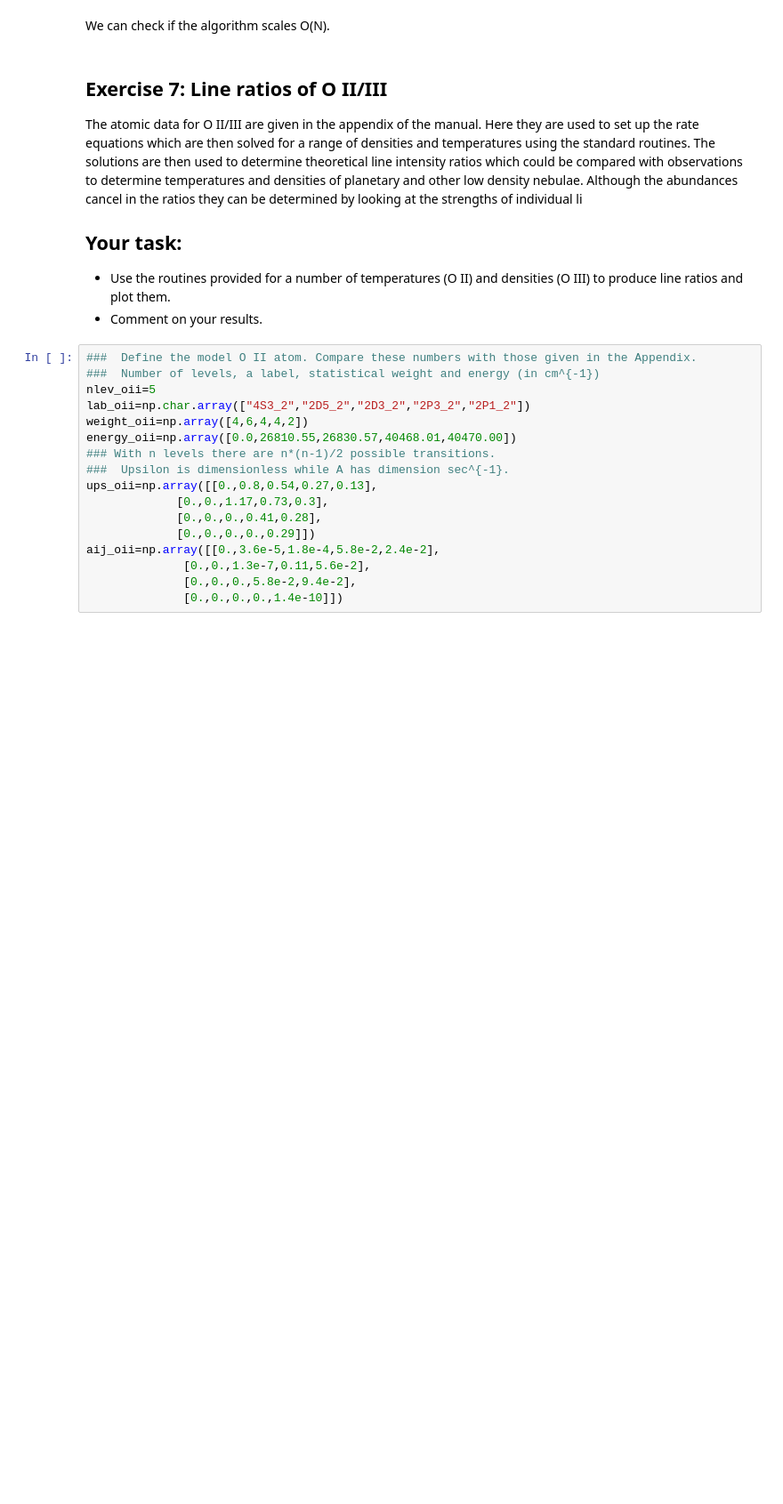
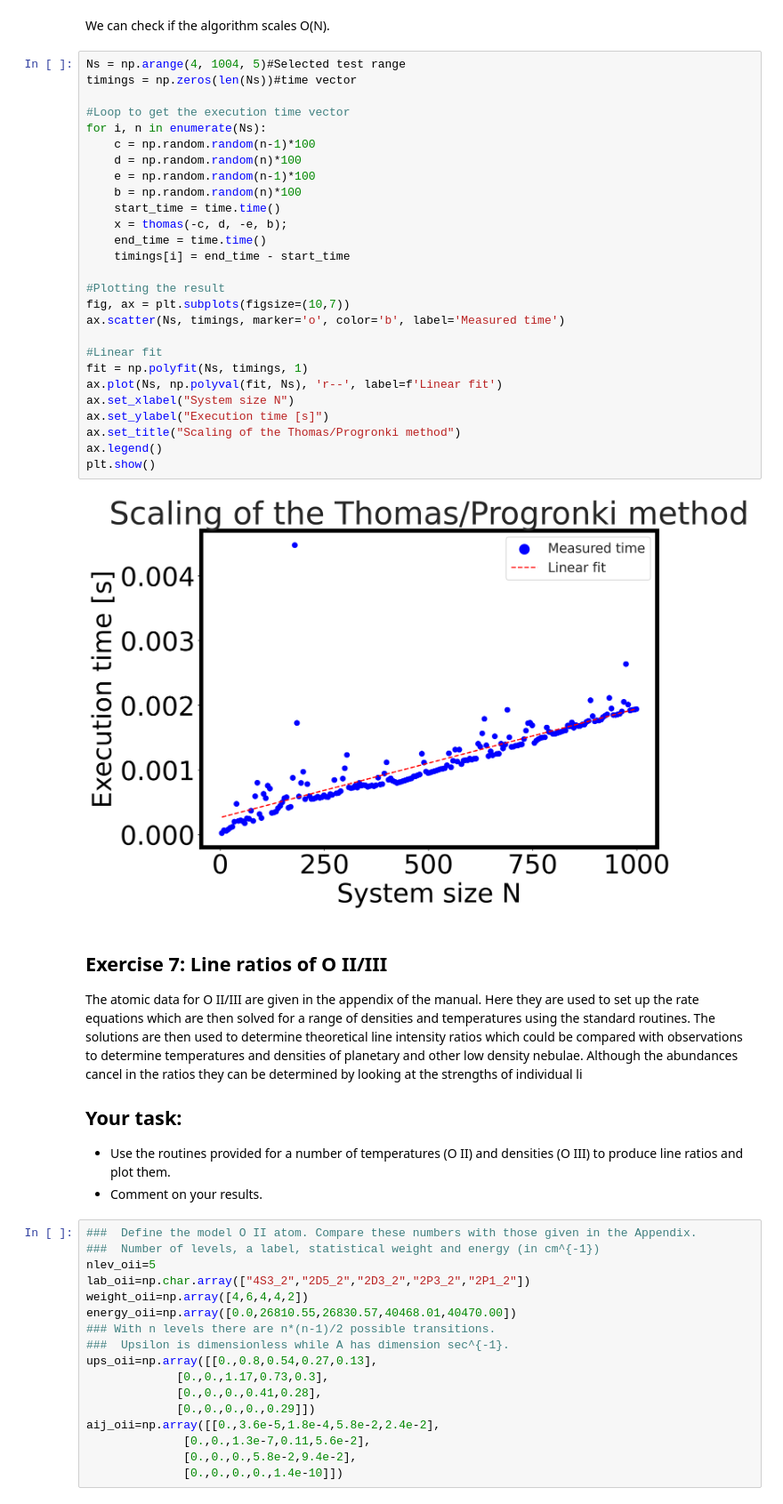
Before and after one commit to Piervi03/Numerical-Lab, a Jupyter notebook: groupNR__YYMMDD__MatrixInv__NAMES.ipynb, the cells around one changed output. Shown at 89% size. Cells and saved outputs as stored; diff of their text form; blank space fills up the shorter version.

```diff
--- a/groupNR__YYMMDD__MatrixInv__NAMES.ipynb
+++ b/groupNR__YYMMDD__MatrixInv__NAMES.ipynb
@@ -636,5 +634,34 @@ print(LA.solve(A,b))
 # %% [markdown]
 We can check if the algorithm scales O(N).
+# %%
+Ns = np.arange(4, 1004, 5)#Selected test range
+timings = np.zeros(len(Ns))#time vector
+
+#Loop to get the execution time vector
+for i, n in enumerate(Ns):
+    c = np.random.random(n-1)*100
+    d = np.random.random(n)*100
+    e = np.random.random(n-1)*100
+    b = np.random.random(n)*100
+    start_time = time.time()
+    x = thomas(-c, d, -e, b);
+    end_time = time.time()
+    timings[i] = end_time - start_time
+
+#Plotting the result
+fig, ax = plt.subplots(figsize=(10,7))
+ax.scatter(Ns, timings, marker='o', color='b', label='Measured time')
+
+#Linear fit
+fit = np.polyfit(Ns, timings, 1)
+ax.plot(Ns, np.polyval(fit, Ns), 'r--', label=f'Linear fit')
+ax.set_xlabel("System size N")
+ax.set_ylabel("Execution time [s]")
+ax.set_title("Scaling of the Thomas/Progronki method")
+ax.legend()
+plt.show()
+# %% [output]
+[figure, added]
 # %% [markdown]
 Exercise 7: Line ratios of O II/III
 ---------------------------------------------------
```
Also changed, not shown: parts of 4 cells of this notebook.
